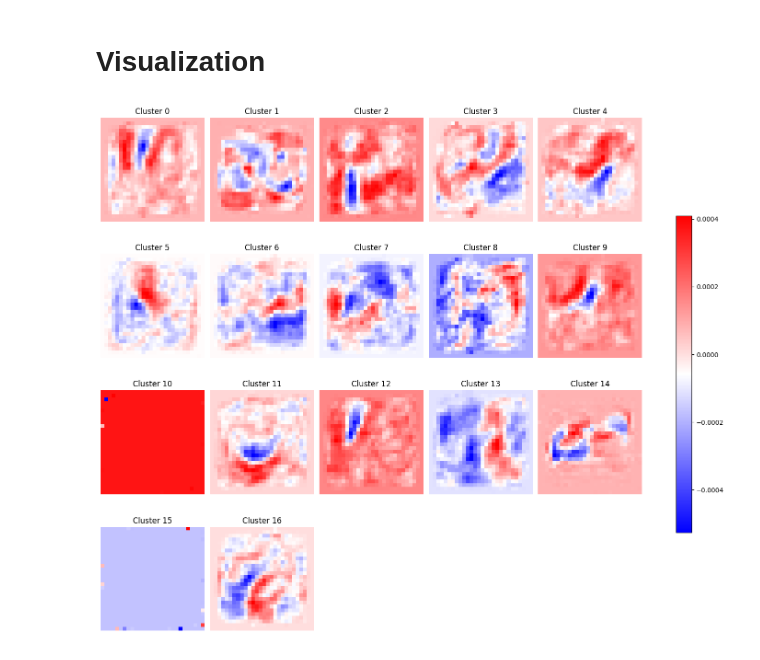
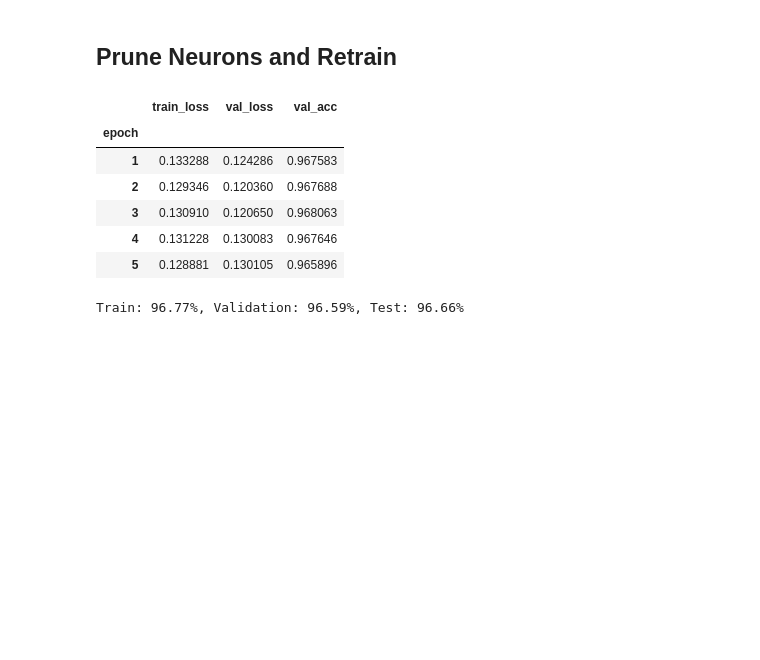
Before and after one commit to Iwe-Coumou/Project-ML, a Jupyter notebook: project.ipynb, the cells around one changed output. Cells and saved outputs as stored; diff of their text form; code cells hidden in the pictures; blank space fills up the shorter version.

```diff
--- a/project.ipynb
+++ b/project.ipynb
@@ -188,2 +90,0 @@ clusters = kmeans.fit_predict(neuron_features)
-# %% [markdown]
-# Visualization
@@ -240,7 +91,14 @@ def plot_all_cluster_heatmaps(clusters, activations, weights, cluster_names=None
-# %%
-activations = layer_data['layer_0']['post_activation']
-weights = layer_data['layer_0']['weights']
-
-plot_all_cluster_heatmaps(clusters, activations, weights)
-# %% [output]
-[figure, removed]
+# %% [markdown]
+## Prune Neurons and Retrain
+# %%
+model.prune_hidden_neurons(train_loader)
+# %%
+model.train_model(train_loader, val_loader, epochs=5)
+# %% [output]
+|  | train_loss | val_loss | val_acc |
+| epoch |  |  |  |
+| 1 | 0.133288 | 0.124286 | 0.967583 |
+| 2 | 0.129346 | 0.120360 | 0.967688 |
+| 3 | 0.130910 | 0.120650 | 0.968063 |
+| 4 | 0.131228 | 0.130083 | 0.967646 |
+| 5 | 0.128881 | 0.130105 | 0.965896 |
@@ -246,0 +109,4 @@ plot_all_cluster_heatmaps(clusters, activations, weights)
+# %%
+print(f"Train: {(train_acc*100):.2f}%, Validation: {(val_acc*100):.2f}%, Test: {(test_acc*100):.2f}%")
+# %% [output]
+Train: 96.77%, Validation: 96.59%, Test: 96.66%
```
Also changed, not shown: parts of 22 cells of this notebook, 1 other file.
